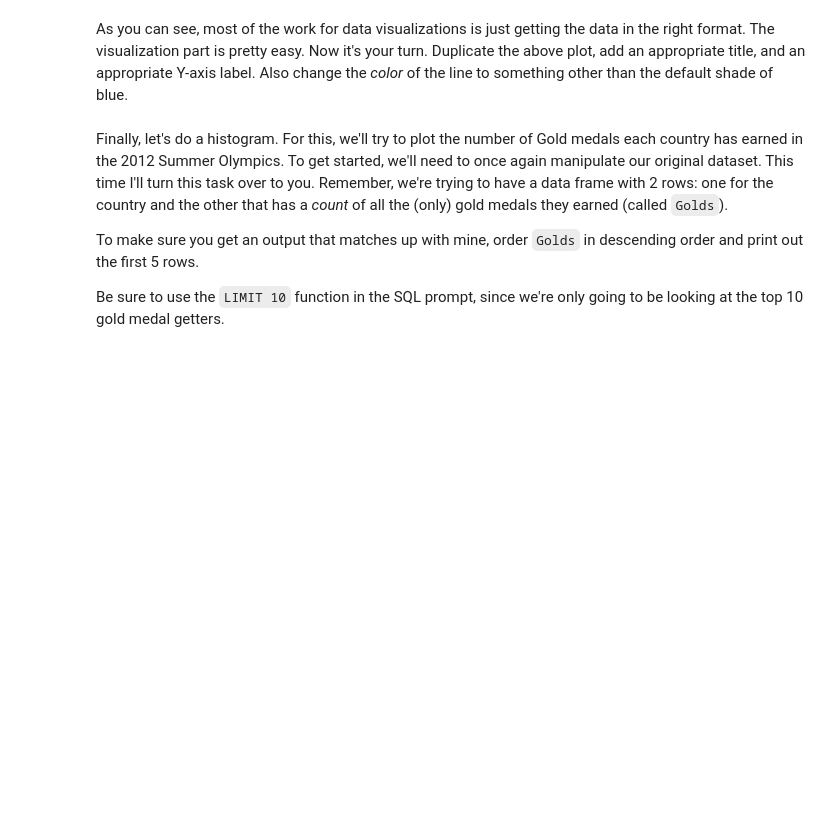
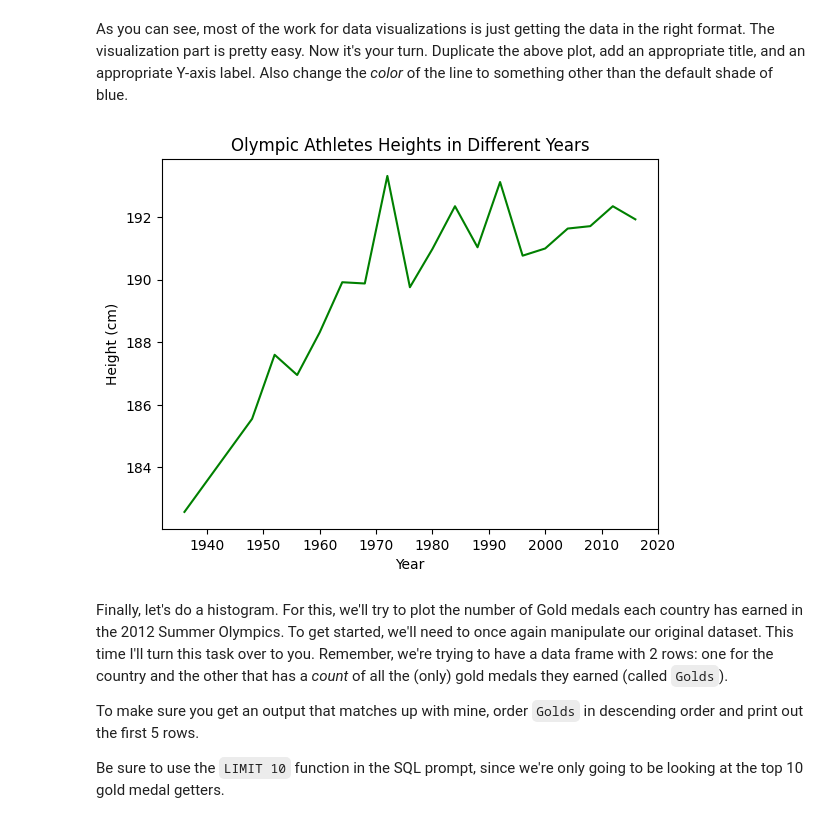
Before and after one commit to xyjsteven15/cdj_nme, a Jupyter notebook: workbook3.ipynb, the cells around one changed output. Cells and saved outputs as stored; diff of their text form; code cells hidden in the pictures; blank space fills up the shorter version.

```diff
--- a/workbook3.ipynb
+++ b/workbook3.ipynb
@@ -108,3 +126,11 @@ As you can see, most of the work for data visualizations is just getting the dat
+# %%
+#A1 your code here
+sns.lineplot(athletes_line, x='Year', y='AvgHeight',color = 'Green')
+plt.ylabel('Height (cm)')
+plt.title('Olympic Athletes Heights in Different Years')
+plt.show()
+# %% [output]
+[figure, added]
 # %% [markdown]
 Finally, let's do a histogram. For this, we'll try to plot the number of Gold medals each country has earned in the 2012 Summer Olympics. To get started, we'll need to once again manipulate our original dataset. This time I'll turn this task over to you. Remember, we're trying to have a data frame with 2 rows: one for the country and the other that has a *count* of all the (only) gold medals they earned (called `Golds`).
 
```
Also changed, not shown: parts of 13 cells of this notebook.
